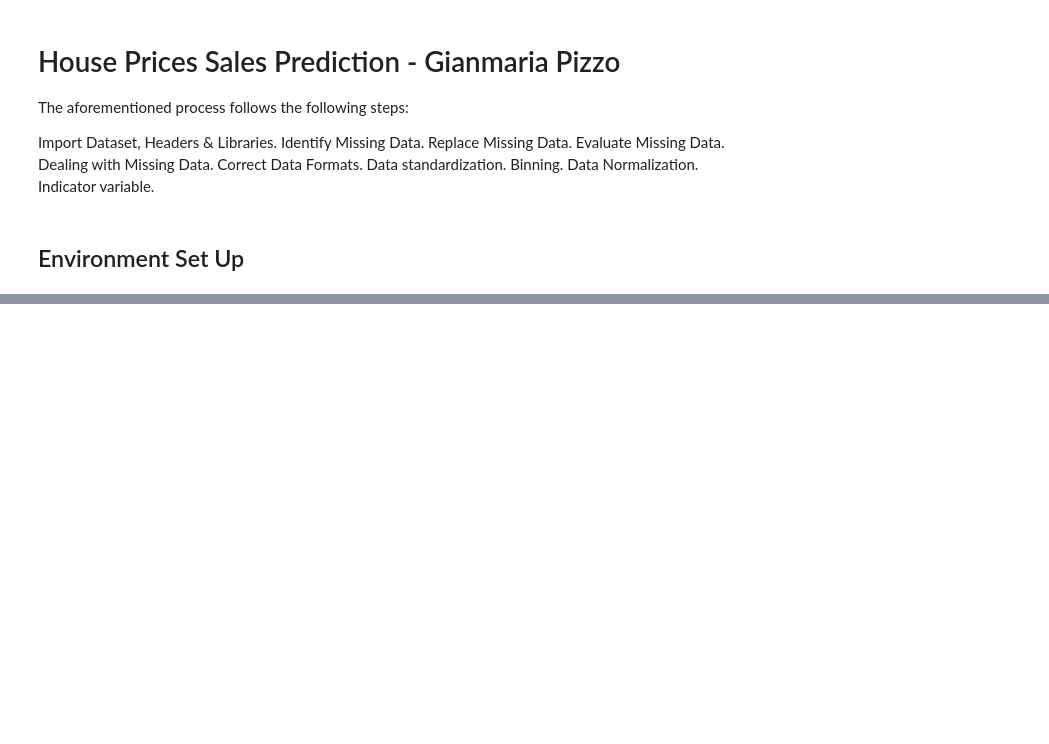
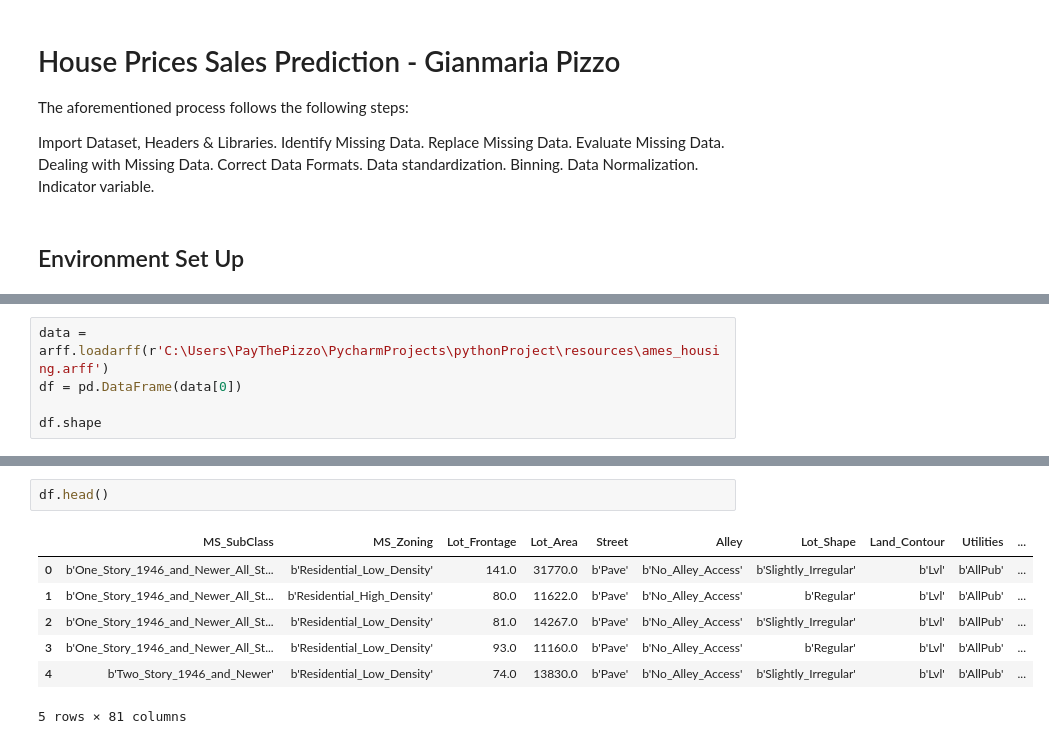
Before and after one commit to PayThePizzo/HouseSalesPricePrediction, a Jupyter notebook: EDA-Ames.ipynb, the cells around one changed output, grey strips where cells are left out. Saved outputs shown, nothing was run; the diff lists cells and outputs as text; blank space fills up the shorter version.

```diff
--- a/EDA-Ames.ipynb
+++ b/EDA-Ames.ipynb
@@ -34,0 +32,5 @@ warnings.filterwarnings("ignore")
+# %%
+data = arff.loadarff(r'C:\Users\PayThePizzo\PycharmProjects\pythonProject\resources\ames_housing.arff')
+df = pd.DataFrame(data[0])
+
+df.shape
@@ -34,0 +71,10 @@ warnings.filterwarnings("ignore")
+# %%
+df.head()
+# %% [output]
+|  | MS_SubClass | MS_Zoning | Lot_Frontage | Lot_Area | Street | Alley | Lot_Shape | Land_Contour | Utilities | ... |
+| 0 | b'One_Story_1946_and_Newer_All_St... | b'Residential_Low_Density' | 141.0 | 31770.0 | b'Pave' | b'No_Alley_Access' | b'Slightly_Irregular' | b'Lvl' | b'AllPub' | ... |
+| 1 | b'One_Story_1946_and_Newer_All_St... | b'Residential_High_Density' | 80.0 | 11622.0 | b'Pave' | b'No_Alley_Access' | b'Regular' | b'Lvl' | b'AllPub' | ... |
+| 2 | b'One_Story_1946_and_Newer_All_St... | b'Residential_Low_Density' | 81.0 | 14267.0 | b'Pave' | b'No_Alley_Access' | b'Slightly_Irregular' | b'Lvl' | b'AllPub' | ... |
+| 3 | b'One_Story_1946_and_Newer_All_St... | b'Residential_Low_Density' | 93.0 | 11160.0 | b'Pave' | b'No_Alley_Access' | b'Regular' | b'Lvl' | b'AllPub' | ... |
+| 4 | b'Two_Story_1946_and_Newer' | b'Residential_Low_Density' | 74.0 | 13830.0 | b'Pave' | b'No_Alley_Access' | b'Slightly_Irregular' | b'Lvl' | b'AllPub' | ... |
+5 rows × 81 columns
```
Also changed, not shown: parts of 13 cells of this notebook, 4 other files.
